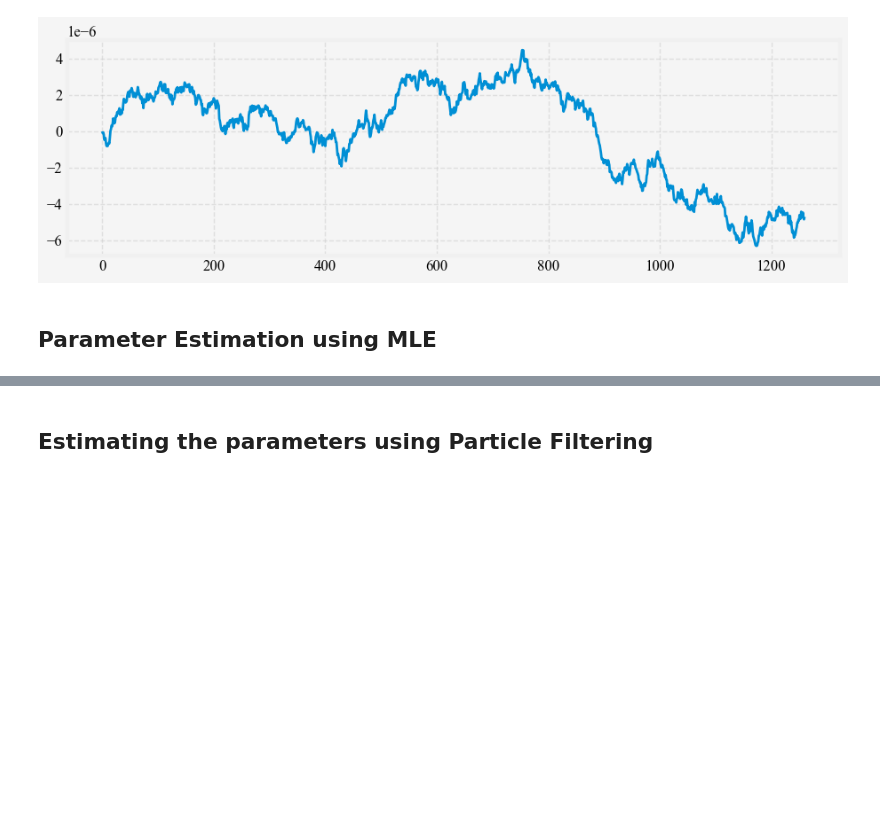
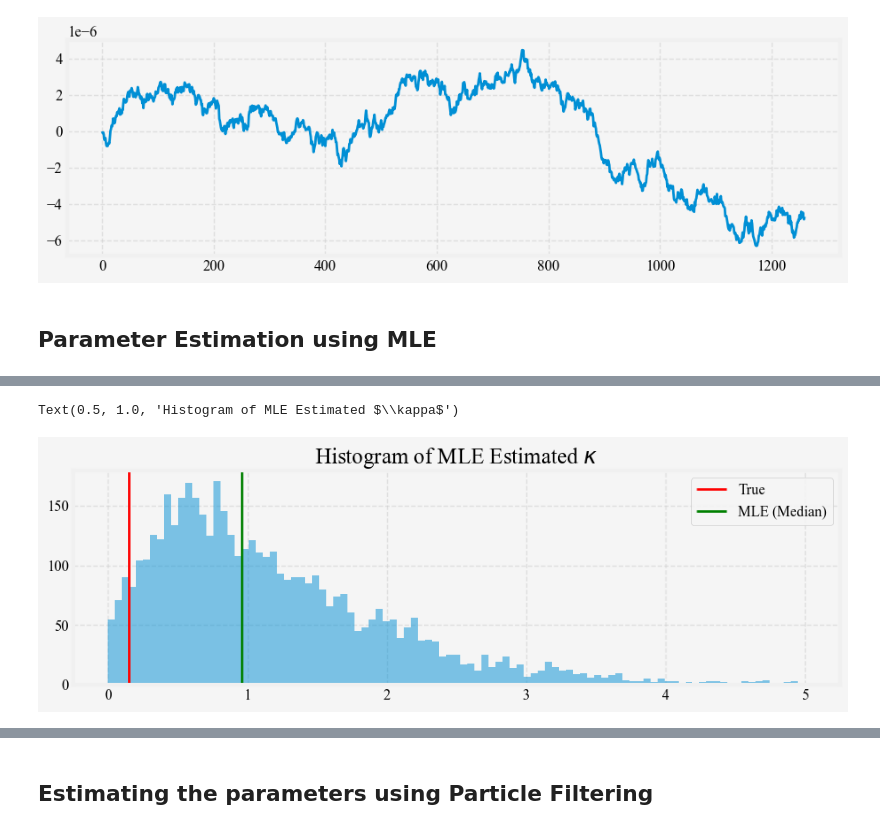
Before and after one commit to steveya/short-rate-models, a Jupyter notebook: notebook/vasicek_model.ipynb, the cells around one changed output, grey strips where cells are left out. Cells and saved outputs as stored; diff of their text form; code cells hidden in the pictures; blank space fills up the shorter version.

Commit message:
adding charts for all mle estimates

```diff
--- a/notebook/vasicek_model.ipynb
+++ b/notebook/vasicek_model.ipynb
@@ -192 +192,37 @@ MLE calibrated parameters: kappa=0.248650105697456, theta=0.06193954359804924, s
 Ground truth: kappa=0.15, theta=0.03, sigma=0.01
+# %%
+kappa_ests_mle = []
+theta_ests_mle = []
+sigma_ests_mle = []
+
+kappa_ests_mle_ko = []
+
+num_run = 5000
+#num_run = 1000
+np.random.seed(42)
+random_seeds = np.random.randint(0, 100000, num_run)
+for i in range(num_run):
+    if i % 500 == 0:
+        print(i)
+    _, rates =  simulate_vasicek_short_rates_exact(r0, kappa, theta, sigma, t, dt, random_seeds[i])
+    kappa_est, theta_est, sigma_est = calibrate_vasicek_mle(rates, dt)
+    kappa_est_ko, _, _ = calibrate_vasicek_mle_kappa(rates, dt, theta, sigma)
+    kappa_ests_mle.append(kappa_est)
+    theta_ests_mle.append(theta_est)
+    sigma_ests_mle.append(sigma_est)
+    kappa_ests_mle_ko.append(kappa_est_ko[0])
+
+kappa_ests_mle_mean = np.mean(kappa_ests_mle, axis=0)
+theta_ests_mle_mean = np.mean(theta_ests_mle, axis=0)
+sigma_ests_mle_mean = np.mean(sigma_ests_mle, axis=0)
+
+kappa_ests_mle_median = np.median(kappa_ests_mle, axis=0)
+theta_ests_mle_median = np.median(theta_ests_mle, axis=0)
+sigma_ests_mle_median = np.median(sigma_ests_mle, axis=0)
+
+kappa_ests_mle_std = np.std(kappa_ests_mle, axis=0)
+theta_ests_mle_std = np.std(theta_ests_mle, axis=0)
+sigma_ests_mle_std = np.std(sigma_ests_mle, axis=0)
+
+kappa_ests_mle_ko_mean = np.mean(kappa_ests_mle_ko, axis=0)
+kappa_ests_mle_ko_std = np.std(kappa_ests_mle_ko, axis=0)
@@ -192,0 +242,12 @@ Ground truth: kappa=0.15, theta=0.03, sigma=0.01
+# %%
+import scipy
+bins = np.linspace(0, 5, 100)
+plt.hist(kappa_ests_mle, bins=bins, alpha=0.5)
+#plt.hist(kappa_ests_mle_ko, bins=bins, alpha=0.5)
+plt.axvline(kappa, color='r')
+plt.axvline(kappa_ests_mle_median, color='g')
+plt.legend(['True', 'MLE (Median)'])
+plt.title('Histogram of MLE Estimated $\kappa$')
+# %% [output]
+Text(0.5, 1.0, 'Histogram of MLE Estimated $\\kappa$')
+[figure, added]
```
Also changed, not shown: parts of 7 cells of this notebook.
